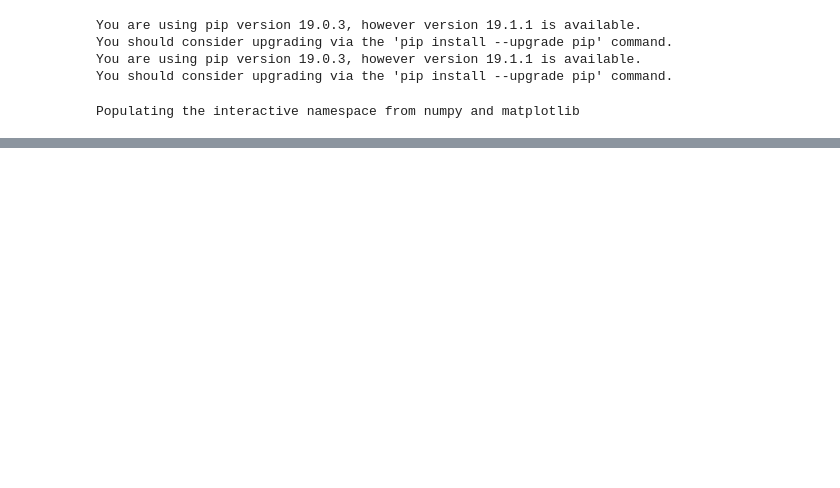
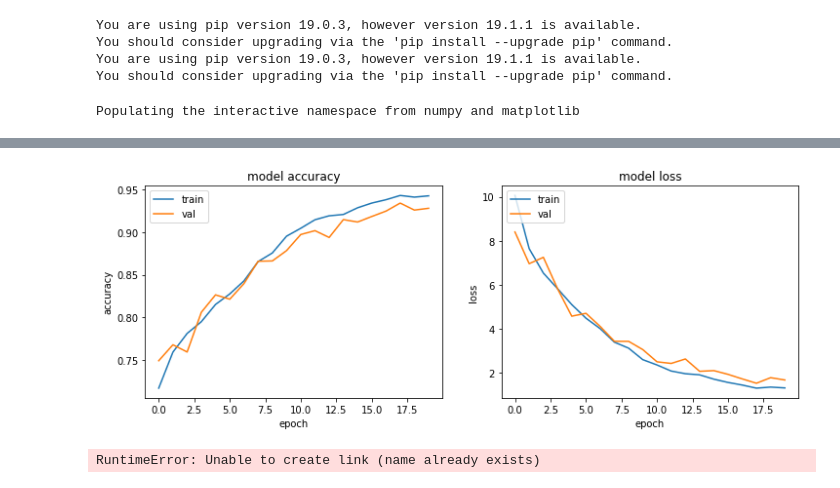
Before and after one commit to jansier/image-segmentation, a Jupyter notebook: no.ipynb, the cells around one changed output, grey strips where cells are left out. Drawn from its saved outputs; the diff is of its cells as text; code cells hidden in the pictures; blank space fills up the shorter version.

Commit message:
Trained

```diff
--- a/no.ipynb
+++ b/no.ipynb
@@ -71,3 +72,5 @@ def load_dataset(paths, labels):
 # %%
 train_paths = [images_path + name + '.jpg' for name in train_image_names]
 train_label_paths = [labels_path + name + '.png' for name in train_image_names]
+val_paths = [images_path + name + '.jpg' for name in val_image_names]
+val_label_paths = [labels_path + name + '.png' for name in val_image_names]
@@ -84,0 +77,4 @@ tf.py_func is deprecated in TF V2. Instead, use
+# %%
+BATCH_SIZE = 8
+train_ds = load_dataset(train_paths, train_label_paths)
+val_ds = load_dataset(val_paths, val_label_paths)
@@ -161,4 +162,4 @@ Non-trainable params: 0
 __________________________________________________________________________________________________
 # %%
-model.fit(train_ds, steps_per_epoch=len(train_paths), epochs=1)
+hist = model.fit(train_ds, validation_data=val_ds, validation_steps=len(val_paths)//BATCH_SIZE, steps_per_epoch=len(train_paths)//BATCH_SIZE, epochs=10)
 # %% [output]
@@ -170,0 +183,2 @@ Deprecated in favor of operator or tf.math.divide.
+# %%
+hist2 = model.fit(train_ds, validation_data=val_ds, validation_steps=len(val_paths)//BATCH_SIZE, steps_per_epoch=len(train_paths)//BATCH_SIZE, epochs=10)
@@ -170,0 +203,22 @@ Deprecated in favor of operator or tf.math.divide.
+# %%
+fig, ax = plt.subplots(1, 2)
+ax[0].plot(hist.history['acc'] + hist2.history['acc'])
+ax[0].plot(hist.history['val_acc'] + hist2.history['val_acc'])
+ax[0].set_title('model accuracy')
+ax[0].set_ylabel('accuracy')
+ax[0].set_xlabel('epoch')
+ax[0].legend(['train', 'val'], loc='upper left')
+ax[1].plot(hist.history['loss'] + hist2.history['loss'])
+ax[1].plot(hist.history['val_loss'] + hist2.history['val_loss'])
+ax[1].set_title('model loss')
+ax[1].set_ylabel('loss')
+ax[1].set_xlabel('epoch')
+ax[1].legend(['train', 'val'], loc='upper left')
+fig.set_size_inches(12,4)
+fig.show()
+# %% [output]
+[figure, added]
+# %%
+model.save('fcn_vgg16_20epochs')
+# %% [output]
+RuntimeError: Unable to create link (name already exists)
```
Also changed, not shown: parts of 14 cells of this notebook.
